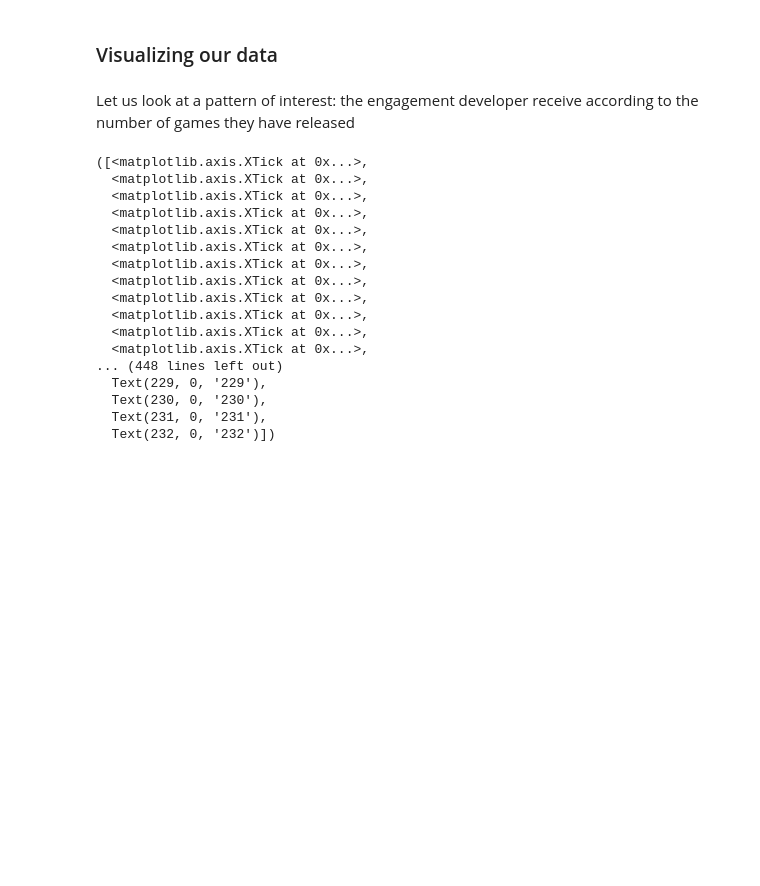
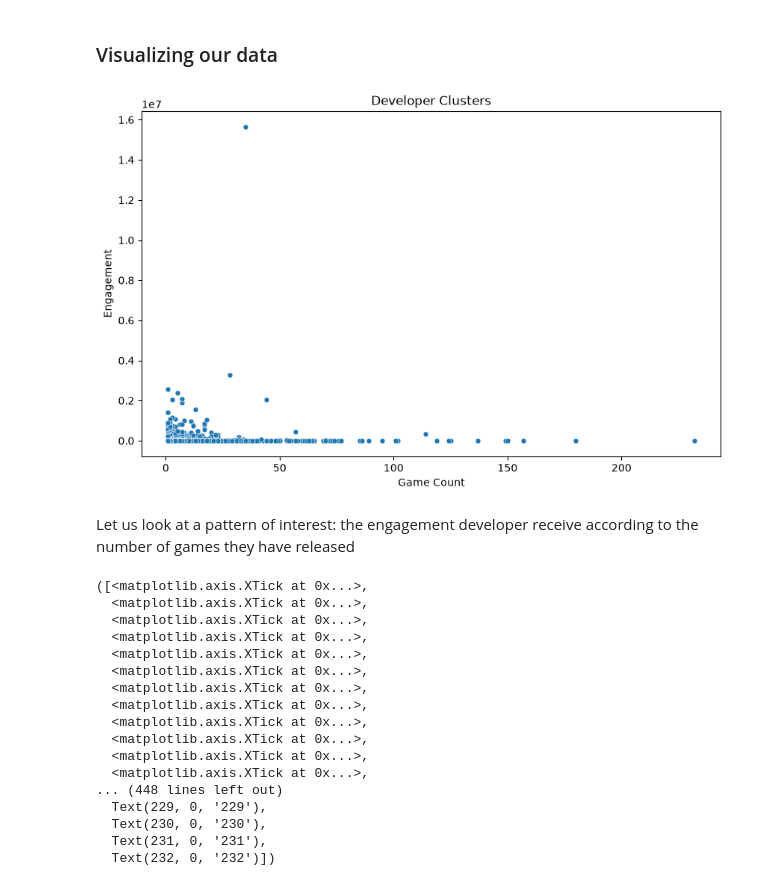
Before and after one commit to mangabe16/steam-developer-career-patterns, a Jupyter notebook: submission.ipynb, the cells around one changed output. Saved outputs shown, nothing was run; the diff lists cells and outputs as text; code cells hidden in the pictures; blank space fills up the shorter version.

```diff
--- a/submission.ipynb
+++ b/submission.ipynb
@@ -163,0 +146,12 @@ dtype: object
+# %%
+# Group by developer and aggregate features
+developers_df = essential_attributes_df.groupby('Developers').agg(
+    game_count=('AppID', 'count'), # how many games released
+    total_positive=('Positive', 'sum'), # total positive reviews
+    total_negative=('Negative', 'sum'), # total negative reviews
+    avg_price=('Price', 'mean'), # average game price
+).reset_index()
+
+developers_df['Engagement'] = developers_df['total_positive'] + developers_df['total_negative']
+
+developers_df.head()
@@ -164,5 +165,22 @@ dtype: object
 # %% [markdown]
 ### Visualizing our data
+# %%
+plt.figure(figsize=(10,6))
+
+colors = ['red','green','blue','yellow','black','purple','brown','orange','cyan', 'grey']
+
+sns.scatterplot(
+    x='game_count',
+    y='Engagement',
+    data=developers_df,
+    s=25
+)
+plt.title('Developer Clusters')
+plt.xlabel('Game Count')
+plt.ylabel('Engagement')
+plt.show()
+# %% [output]
+[figure, added]
 # %% [markdown]
 Let us look at a pattern of interest: the engagement developer receive according to the number of games they have released
 # %%
```
Also changed, not shown: parts of 25 cells of this notebook.
